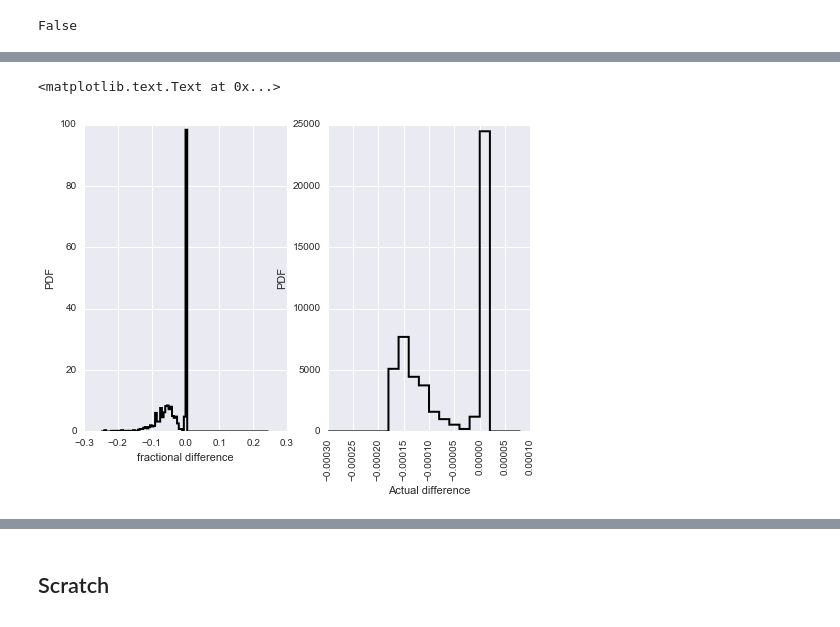
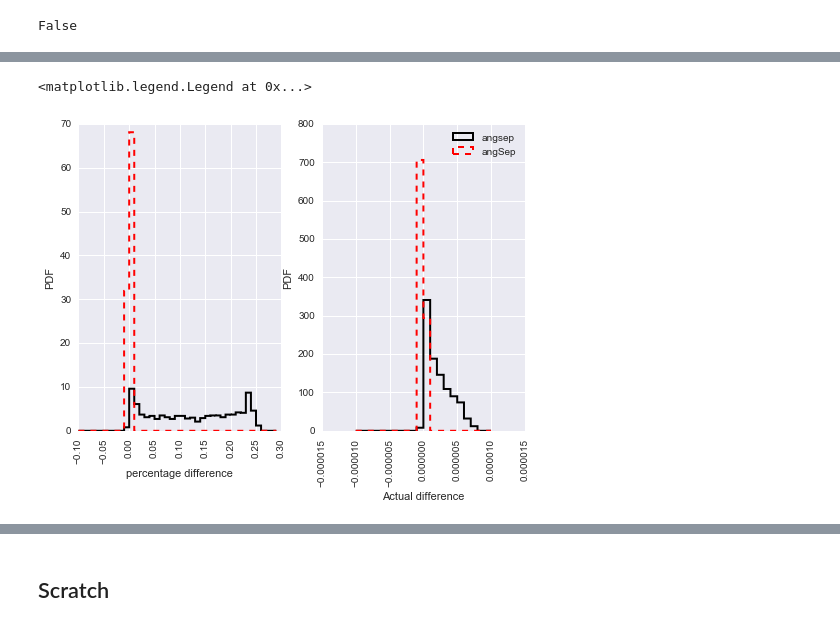
Before and after one commit to rbiswas4/BenchmarkInstanceCatalogs, a Jupyter notebook: examples/galaxyTiled_properties.ipynb, the cells around one changed output, grey strips where cells are left out. Drawn from its saved outputs; the diff is of its cells as text; code cells hidden in the pictures.

```diff
--- a/examples/galaxyTiled_properties.ipynb
+++ b/examples/galaxyTiled_properties.ipynb
@@ -109,9 +223,5 @@ gTile1_df.head()
 # %%
 merged =  pd.concat([gBase_df, gTile1_df], axis=1)
-# %%
-# Translate the ra values to around 0 for plotting ease
-merged['shiftedRA']  = np.where(merged.raJ2000 < 3., merged.raJ2000, merged.raJ2000 - 2.0*np.pi)
-merged['shiftedRA_1']  = np.where(merged.raJ2000_1 < 3., merged.raJ2000_1, merged.raJ2000_1 - 2.0*np.pi)
 # %%
 merged.head()
 # %% [output]
@@ -234,19 +332,26 @@ from lsst.sims.utils import haversine
 df = pd.DataFrame({'ids_1': split_1.index.values,
                    'ids_2': split_2.index.values,
                    'raJ2000': split_1.raJ2000.values,
-                   'shiftedRA':split_1.shiftedRA.values,
+                   #'shiftedRA':split_1.shiftedRA.values,
                    'decJ2000':split_1.decJ2000.values,
                    'raJ2000_2': split_2.raJ2000.values,
-                   'shiftedRA_2': split_2.shiftedRA_1.values,
+                   #'shiftedRA_2': split_2.shiftedRA_1.values,
                    'decJ2000_2':split_2.decJ2000.values,
                    'angsep': haversine(split_1.decJ2000.values, split_1.raJ2000.values, split_2.decJ2000.values,
                                        split_2.raJ2000.values),
                   'angsep_1': haversine(split_1.decJ2000_1.values, split_1.raJ2000_1.values, split_2.decJ2000_1.values,
-                                       split_2.raJ2000_1.values)}
+                                       split_2.raJ2000_1.values),
+                  'angSep': angSep(split_1, split_2, 'theta', 'phi')[1] ,
+                  'angSep_1':angSep(split_1, split_2, 'thetaprime_1', 'phiprime_1')[1],
+                  'cosval': angSep(split_1, split_2, 'theta', 'phi')[0] ,
+                   'cosval_1': angSep(split_1, split_2, 'thetaprime_1', 'phiprime_1')[0]
+                  }
                    #'angsep_1': haversine(split_1.decJ2000_1, split_1.raJ2000_1, split_2.decJ2000_1, split_2.raJ2000_1)}
                   )
 # %%
 df['ratio'] = df.angsep_1/df.angsep
+# %%
+df['theta_ratio'] = df.angSep_1/df.angSep
 # %%
 df.ratio.describe()
 # %% [output]
@@ -266,19 +420,36 @@ False
 # %%
-fig, ax = plt.subplots(1, 2)
-_ = ax[0].hist(df.ratio.values - 1., bins=np.arange(-0.25, 0.25, 0.005),normed=1,
+fig, ax = plt.subplots(1, 2, squeeze=True)
+
+
+_ = ax[0].hist(100.*(df.ratio.values - 1.), bins=np.arange(-0.1, 0.3, 0.01), normed=1,
+               histtype='step', alpha=1, lw=2., color='k')
+xticks = ax[0].get_xticklabels()
+_ = [xtick.set_rotation(90.) for xtick in xticks]
+
+_ = ax[0].hist(100.*(df.theta_ratio.values - 1.), bins=np.arange(-0.1, 0.3, 0.01),
+               normed=1,
+               histtype='step', alpha=1, lw=2., color='r', ls='dashed')
+
+
+
+# sns.kdeplot(df.ratio - 1., ax=ax)
+ax[0].set_xlabel('percentage difference')
+ax[0].set_ylabel('PDF')
+_ = ax[1].hist((df.ratio.values - 1.)*df.angsep,normed=0, bins=np.arange(-0.00001, 0.00001, 0.000001),
         histtype='step', alpha=1, lw=2., color='k')
-# sns.kdeplot(df.ratio - 1., ax=ax)
-ax[0].set_xlabel('fractional difference')
-ax[0].set_ylabel('PDF')
-_ = ax[1].hist((df.ratio.values - 1.)*df.angsep,normed=1, bins=np.arange(-0.0003, 0.0001, 0.00002),
-        histtype='step', alpha=1, lw=2., color='k')
+_ = ax[1].hist((df.theta_ratio.values - 1.)*df.angSep,normed=0, bins=np.arange(-0.00001, 0.00001, 0.000001),
+        histtype='step', alpha=1, lw=2., color='r', ls='dashed')
+
+
 xticks = ax[1].get_xticklabels()
 _ = [xtick.set_rotation(90.) for xtick in xticks]
 
 
 # sns.kdeplot(df.ratio - 1., ax=ax)
 ax[1].set_xlabel('Actual difference')
 ax[1].set_ylabel('PDF')
+#fig.legend(loc='best')
+plt.legend()
 # %% [output]
-<matplotlib.text.Text at 0x...>
+<matplotlib.legend.Legend at 0x...>
-[figure, old version]
+[figure, new version]
```
Also changed, not shown: parts of 79 cells of this notebook, 1 other file.
